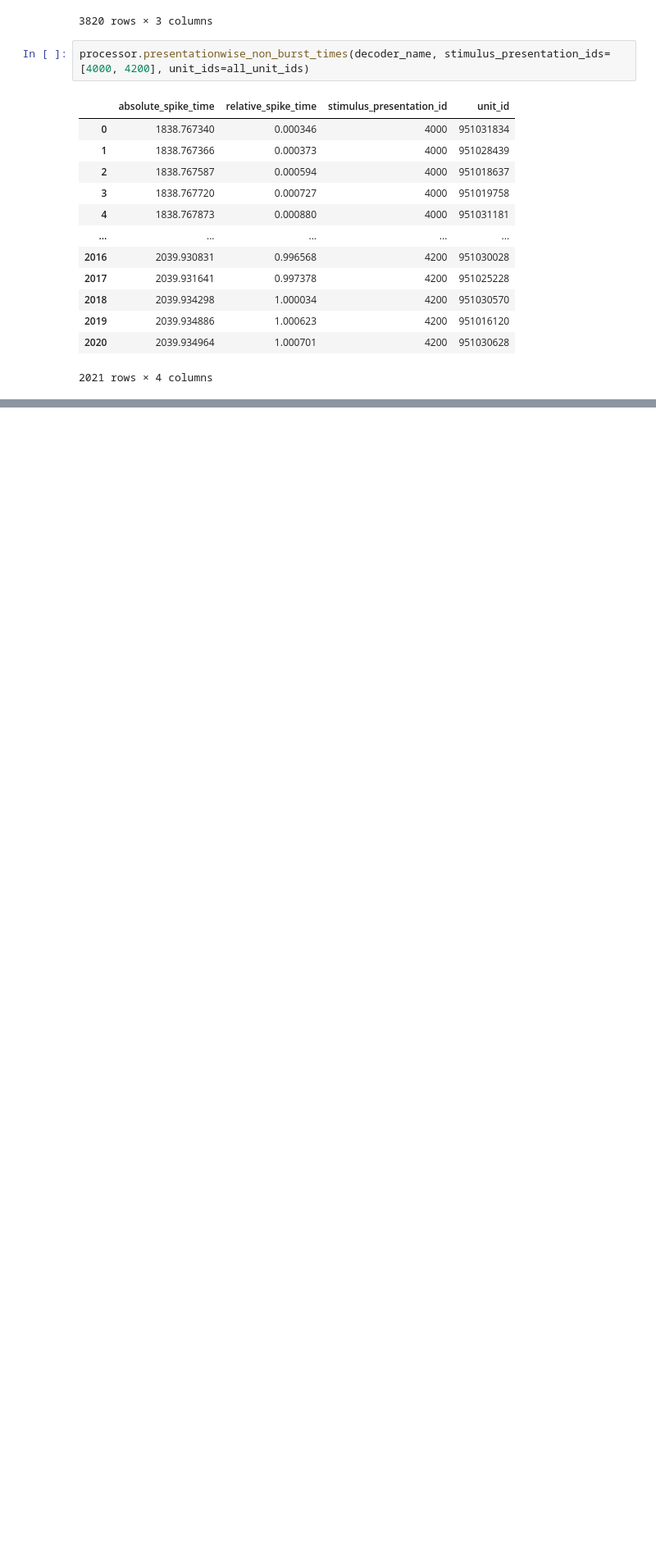
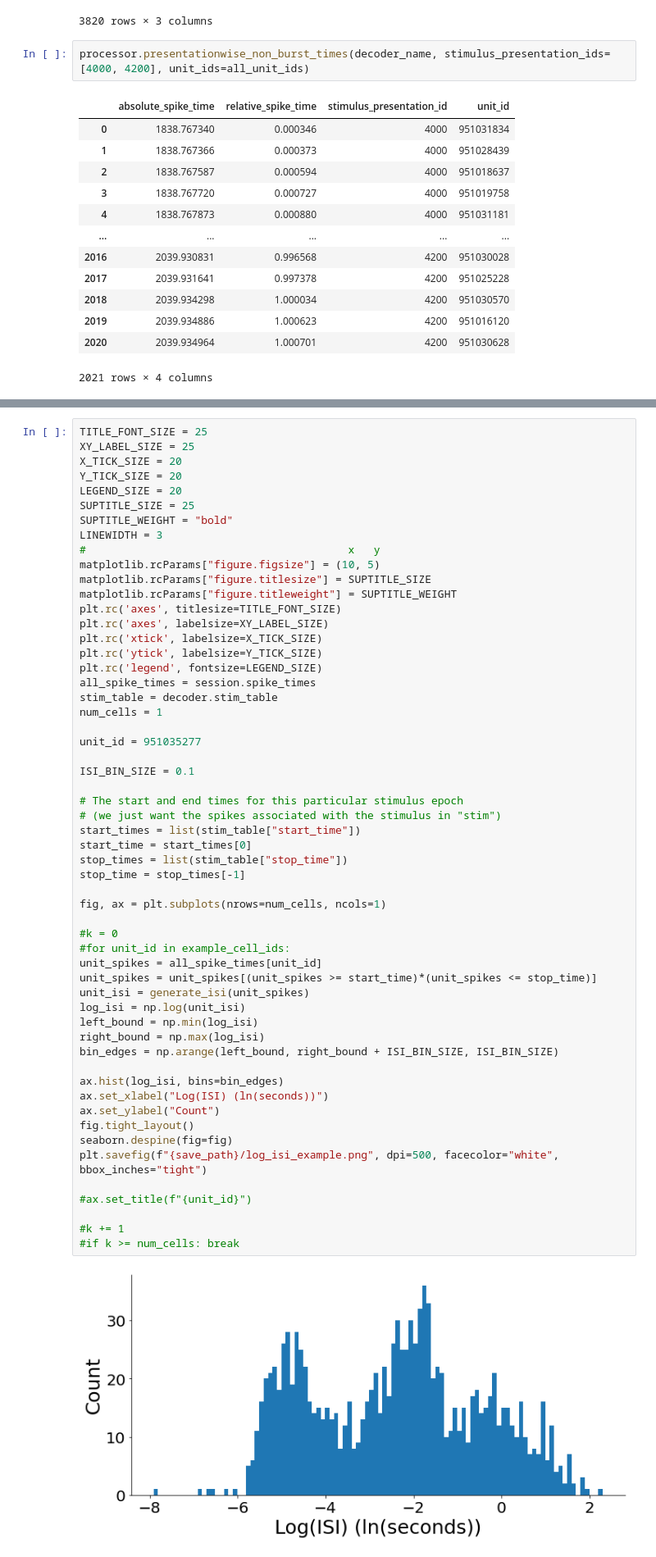
Before and after one commit to mwblackburn/correlations_and_bursts, a Jupyter notebook: scripts/burst_detection_figure.ipynb, the cells around one changed output, grey strips where cells are left out. Shown at 82% size. Drawn from its saved outputs; the diff is of its cells as text; blank space fills up the shorter version.

```diff
--- a/scripts/burst_detection_figure.ipynb
+++ b/scripts/burst_detection_figure.ipynb
@@ -432,0 +488,58 @@ plt.show()
+# %%
+TITLE_FONT_SIZE = 25
+XY_LABEL_SIZE = 25
+X_TICK_SIZE = 20
+Y_TICK_SIZE = 20
+LEGEND_SIZE = 20
+SUPTITLE_SIZE = 25
+SUPTITLE_WEIGHT = "bold"
+LINEWIDTH = 3
+#                                         x   y
+matplotlib.rcParams["figure.figsize"] = (10, 5)
+matplotlib.rcParams["figure.titlesize"] = SUPTITLE_SIZE
+matplotlib.rcParams["figure.titleweight"] = SUPTITLE_WEIGHT
+plt.rc('axes', titlesize=TITLE_FONT_SIZE)
+plt.rc('axes', labelsize=XY_LABEL_SIZE)
+plt.rc('xtick', labelsize=X_TICK_SIZE)
+plt.rc('ytick', labelsize=Y_TICK_SIZE)
+plt.rc('legend', fontsize=LEGEND_SIZE)
+all_spike_times = session.spike_times
+stim_table = decoder.stim_table
+num_cells = 1
+
+unit_id = 951035277
+
+ISI_BIN_SIZE = 0.1
+
+# The start and end times for this particular stimulus epoch
+# (we just want the spikes associated with the stimulus in "stim")
+start_times = list(stim_table["start_time"])
+start_time = start_times[0]
+stop_times = list(stim_table["stop_time"])
+stop_time = stop_times[-1]
+
+fig, ax = plt.subplots(nrows=num_cells, ncols=1)
+
+#k = 0
+#for unit_id in example_cell_ids:
+unit_spikes = all_spike_times[unit_id]
+unit_spikes = unit_spikes[(unit_spikes >= start_time)*(unit_spikes <= stop_time)]
+unit_isi = generate_isi(unit_spikes)
+log_isi = np.log(unit_isi)
+left_bound = np.min(log_isi)
+right_bound = np.max(log_isi)
+bin_edges = np.arange(left_bound, right_bound + ISI_BIN_SIZE, ISI_BIN_SIZE)
+
+ax.hist(log_isi, bins=bin_edges)
+ax.set_xlabel("Log(ISI) (ln(seconds))")
+ax.set_ylabel("Count")
+fig.tight_layout()
+seaborn.despine(fig=fig)
+plt.savefig(f"{save_path}/log_isi_example.png", dpi=500, facecolor="white", bbox_inches="tight")
+
+#ax.set_title(f"{unit_id}")
+
+#k += 1
+#if k >= num_cells: break
+# %% [output]
+[figure, added]
```
Also changed, not shown: parts of 6 cells of this notebook, 7 other files.
